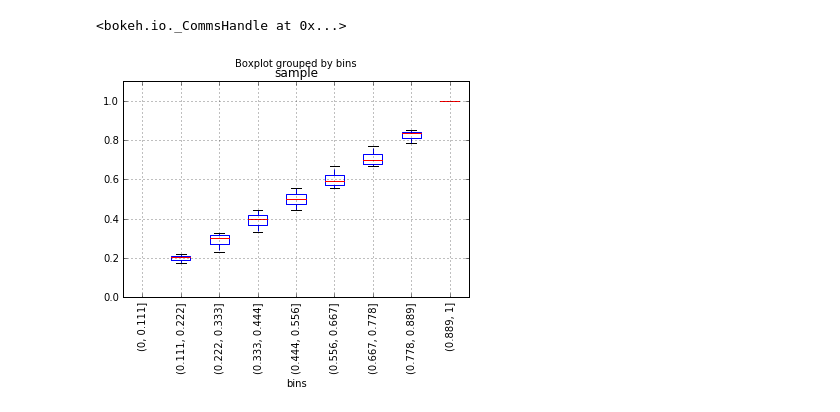
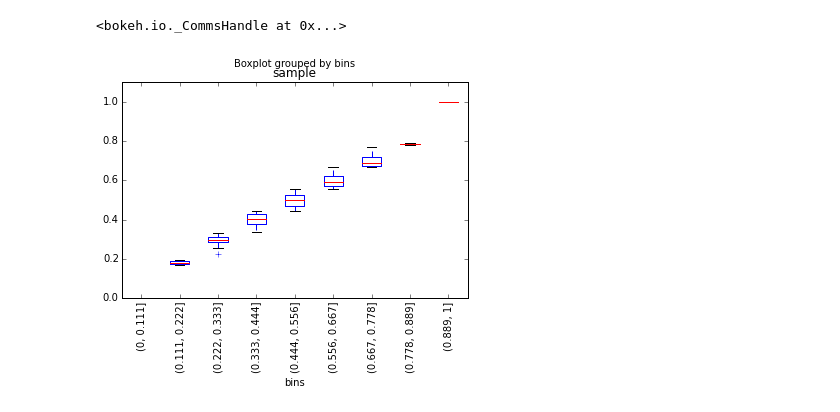
Before and after one commit to chbrandt/pynotes, a Jupyter notebook: issues/bokeh/boxplot_report.ipynb, the cells around one changed output. Drawn from its saved outputs; the diff is of its cells as text; code cells hidden in the pictures.

Commit message:
Update boxplot notebook with examples from bokeh issues #2277,#3130.

```diff
--- a/issues/bokeh/boxplot_report.ipynb
+++ b/issues/bokeh/boxplot_report.ipynb
@@ -18,7 +21,8 @@ print bk.__version__
 # %%
+np.random.seed(1234509876)
 signal = np.random.normal(0.5,0.1,900)
 instr = np.random.poisson(0.5,100)
-sample = np.concatenate((signal,instr),axis=0)
+sample = np.concatenate((signal,instr[instr>0]),axis=0)
 np.random.shuffle(sample)
 df = pd.DataFrame({'sample':sample})
 df.describe()
@@ -118,11 +115,13 @@ show(mpl.to_bokeh())
 # %%
 %matplotlib inline
 import matplotlib.pyplot as plt
 
-df.boxplot(column='sample',by='bins')
+ret2 = df.boxplot(column='sample',by='bins',grid=False)
 plt.ylim([0,1.1])
 plt.xticks(rotation=90)
 
+fig2 = plt.gcf()
+
 plt.show()
 # %% [output]
-[figure, old version]
+[figure, new version]
```
Also changed, not shown: parts of 11 cells of this notebook, 2 other files.
